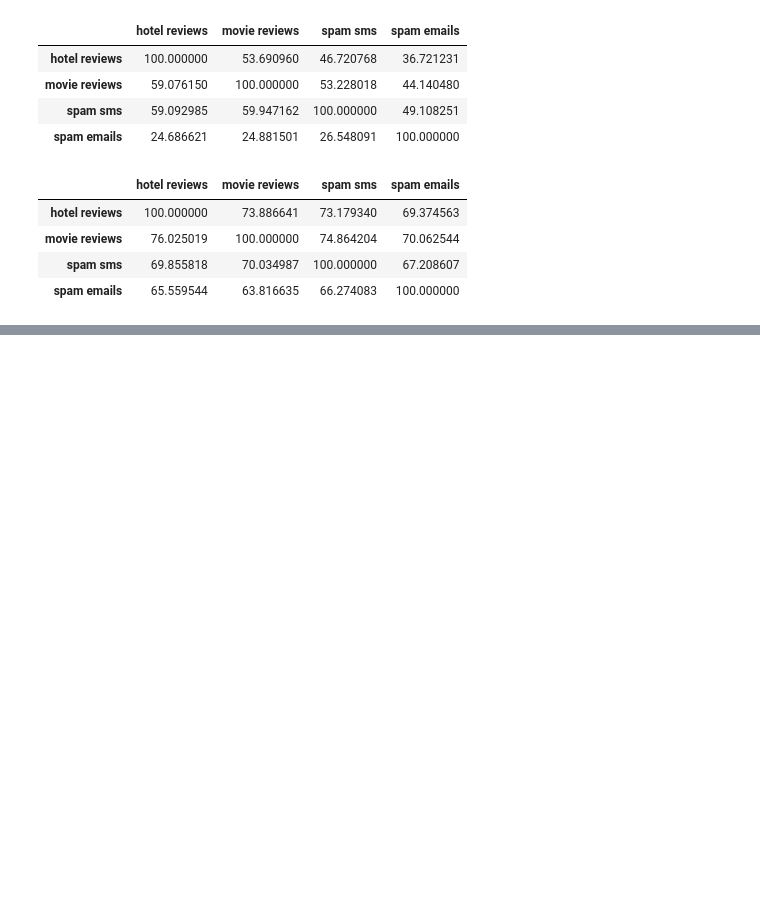
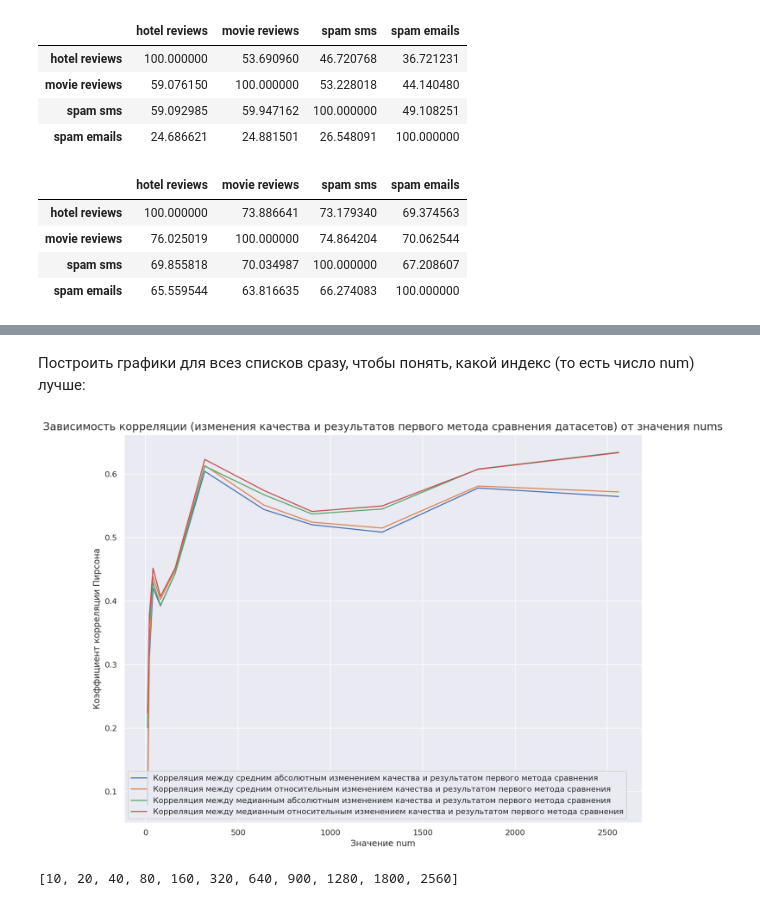
Before and after one commit to Oleg13Kopylov/comparing_datasets, a Jupyter notebook: first_method_for_comparing_datasets.ipynb, the cells around one changed output, grey strips where cells are left out. Drawn from its saved outputs; the diff is of its cells as text; code cells hidden in the pictures; blank space fills up the shorter version.

Commit message:
new research results

```diff
--- a/first_method_for_comparing_datasets.ipynb
+++ b/first_method_for_comparing_datasets.ipynb
@@ -45,3 +45,9 @@ Mounted at /content/drive
+# %%
+if flag_need_to_conduct_research_for_different_num_values:
+    nltk.download('punkt')
+    nltk.download('averaged_perceptron_tagger')
+    import gensim.downloader as api
+    wv = api.load('word2vec-google-news-300')
 # %%
 def get_dataset_in_correct_form(dataset_name):
     if dataset_name == spam_sms:
@@ -258,7 +261,7 @@ for i in range(len(list_of_df_with_first_method_results)):
     for cur_first_dataset in datasets_names:
         for cur_second_dataset in datasets_names:
             list_of_df_with_first_method_results_in_percent[i].loc[cur_first_dataset, cur_second_dataset] *= 100 / list_of_nums[i]
-    if flag_need_to_save_to_google_drive:
+    if flag_need_to_save_dataframes_to_google_drive:
         list_of_df_with_first_method_results_in_percent[i].to_csv('/content/drive/MyDrive/data_for_colab/dataframes/first_approach/df_in_percent_with_num_' + str(list_of_nums[i]) + '.csv')
 # %%
 list_of_df_with_first_method_results_in_percent[0]  # соответствует num = 10
@@ -280,0 +286,11 @@ list_of_df_with_first_method_results_in_percent[10]  # соответствуе
+# %%
+def get_f1_score_values_from_df_from_additional_research(df_name: str):
+    cur_df = pd.read_csv('/content/drive/MyDrive/data_for_colab/dataframes/additional_research/' + df_name + '.csv')
+    cur_df.set_index('Unnamed: 0', inplace=True)
+    cur_df.index.names = [None]
+    return cur_df.f1_score.values
+# %%
+def transform_name_of_dataset(dataset_name):
+    if dataset_name in ['sms', 'emails']:
+        return 'spam ' + dataset_name
+    return dataset_name
@@ -280,0 +403,23 @@ list_of_df_with_first_method_results_in_percent[10]  # соответствуе
+# %% [markdown]
+Построить графики для всез списков сразу, чтобы понять, какой индекс (то есть число num) лучше:
+# %%
+plt.rcParams["figure.figsize"] = (13, 10)
+plt.plot(list_of_nums, list_of_correlations_for_mean_absolute_quality_difference_and_first_method_result,
+         label="Корреляция между средним абсолютным изменением качества и результатом первого метода сравнения")
+plt.plot(list_of_nums, list_of_correlations_for_mean_relative_quality_difference_and_first_method_result,
+         label="Корреляция между средним относительным изменением качества и результатом первого метода сравнения")
+plt.plot(list_of_nums, list_of_correlations_for_median_absolute_quality_difference_and_first_method_result,
+         label="Корреляция между медианным абсолютным изменением качества и результатом первого метода сравнения")
+plt.plot(list_of_nums, list_of_correlations_for_median_relative_quality_difference_and_first_method_result,
+         label="Корреляция между медианным относительным изменением качества и результатом первого метода сравнения")
+plt.title("Зависимость корреляции (изменения качества и результатов первого метода сравнения датасетов) от значения nums", fontsize=15)
+plt.xlabel("Значение num")
+plt.ylabel("Коэффициент корреляции Пирсона")
+plt.legend()
+plt.show()
+# %% [output]
+[figure, added]
+# %%
+print(list_of_nums)
+# %% [output]
+[10, 20, 40, 80, 160, 320, 640, 900, 1280, 1800, 2560]
```
Also changed, not shown: parts of 18 cells of this notebook, 4 other files.
